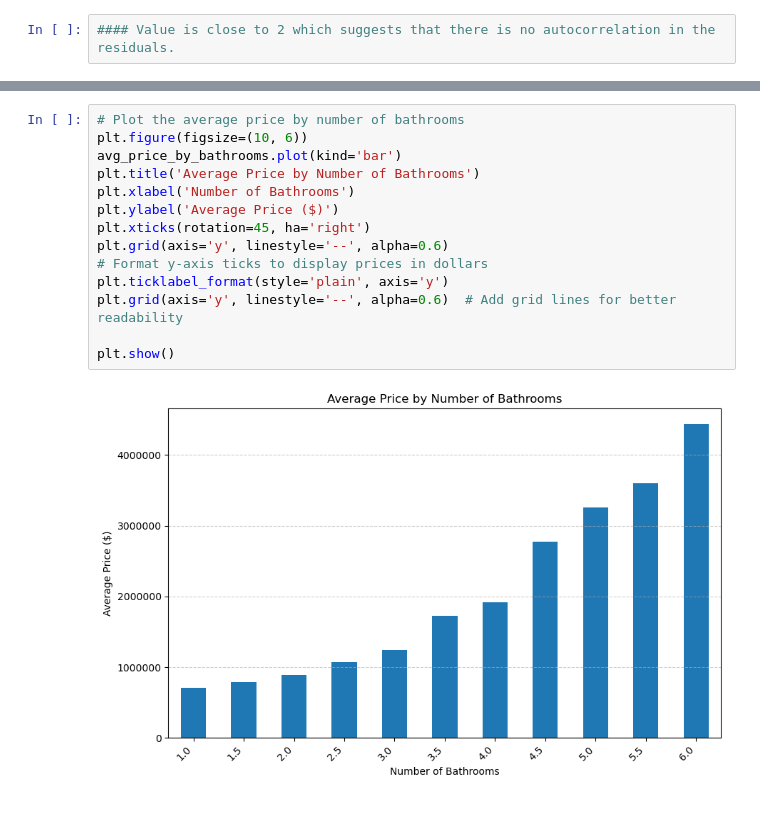
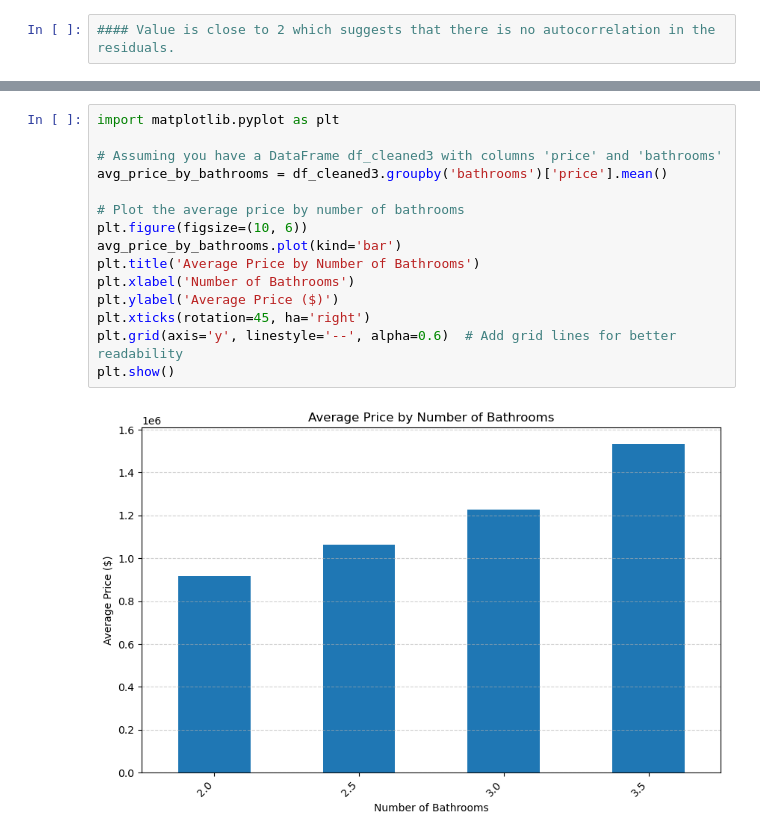
Before and after one commit to jguzzo522/project2house, a Jupyter notebook: housepj2.ipynb, the cells around one changed output, grey strips where cells are left out. Saved outputs shown, nothing was run; the diff lists cells and outputs as text; blank space fills up the shorter version.

```diff
--- a/housepj2.ipynb
+++ b/housepj2.ipynb
@@ -1995,16 +2064,17 @@ Name: price, dtype: float64
 # %%
+import matplotlib.pyplot as plt
+
+# Assuming you have a DataFrame df_cleaned3 with columns 'price' and 'bathrooms'
+avg_price_by_bathrooms = df_cleaned3.groupby('bathrooms')['price'].mean()
+
 # Plot the average price by number of bathrooms
 plt.figure(figsize=(10, 6))
 avg_price_by_bathrooms.plot(kind='bar')
 plt.title('Average Price by Number of Bathrooms')
 plt.xlabel('Number of Bathrooms')
 plt.ylabel('Average Price ($)')
 plt.xticks(rotation=45, ha='right')
-plt.grid(axis='y', linestyle='--', alpha=0.6)
-# Format y-axis ticks to display prices in dollars
-plt.ticklabel_format(style='plain', axis='y')
 plt.grid(axis='y', linestyle='--', alpha=0.6)  # Add grid lines for better readability
-
 plt.show()
 # %% [output]
-[figure, old version]
+[figure, new version]
```
Also changed, not shown: parts of 51 cells of this notebook.
